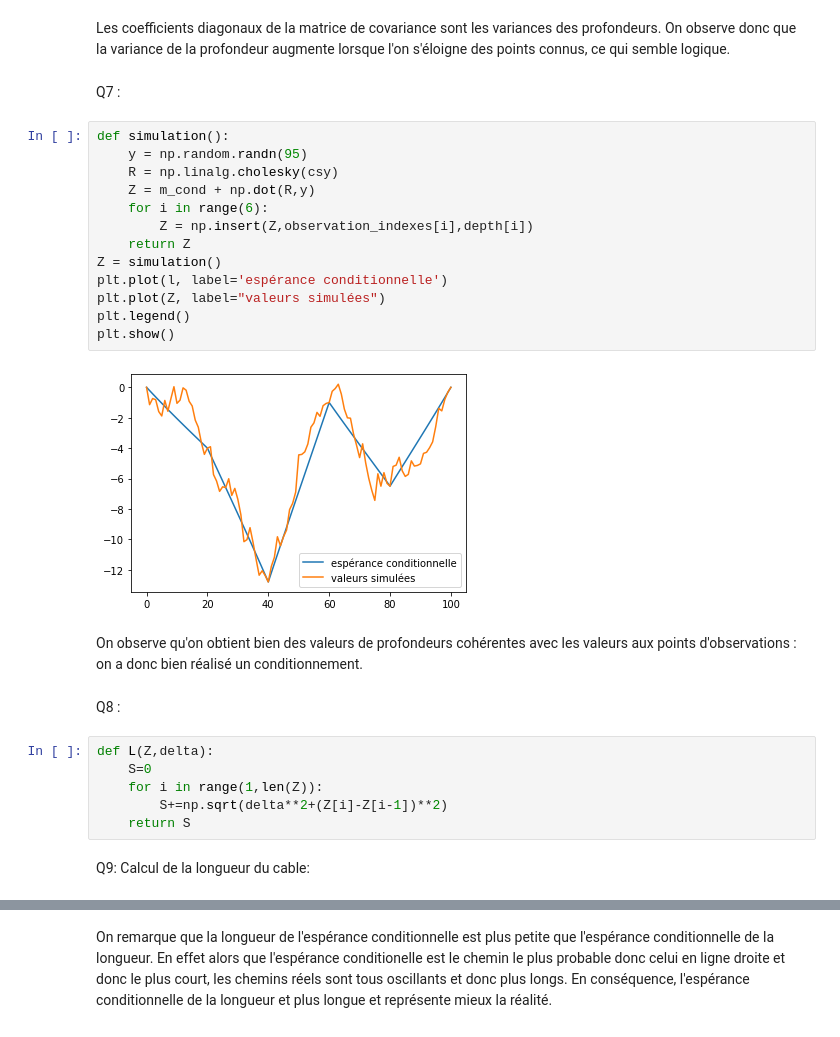
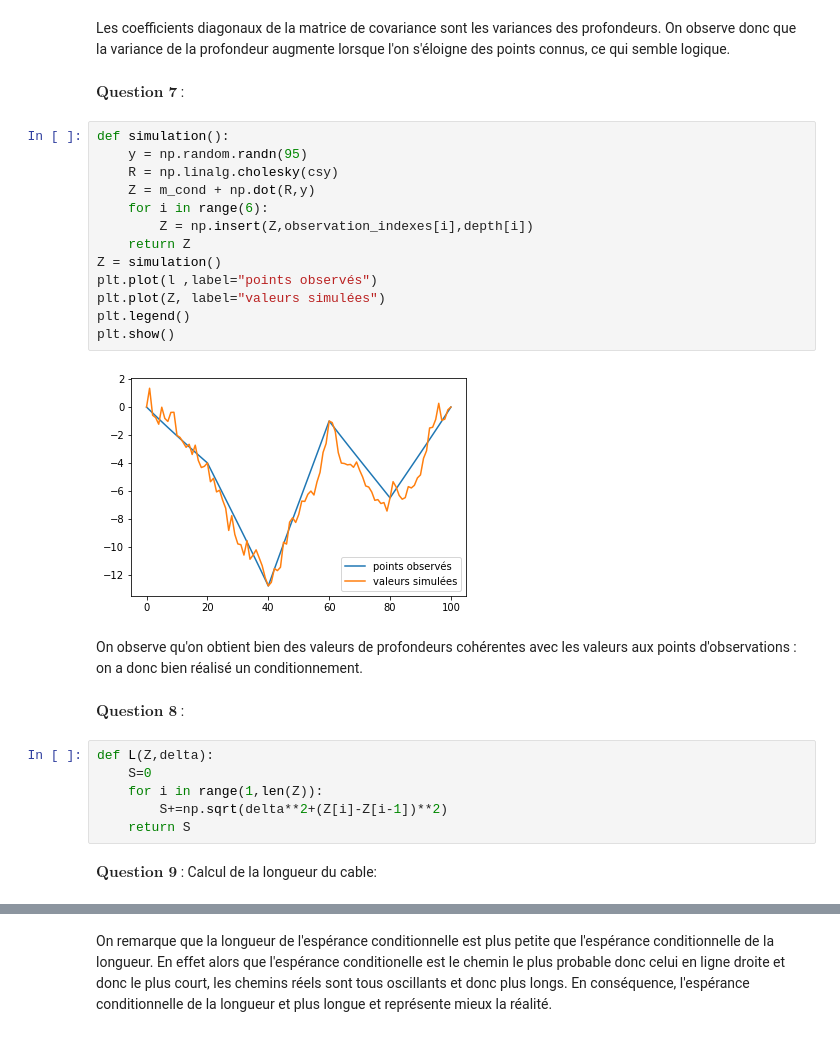
Before and after one commit to florentdup/Projet-maths-info, a Jupyter notebook: projet_cable_sous_marin.ipynb, the cells around one changed output, grey strips where cells are left out. Saved outputs shown, nothing was run; the diff lists cells and outputs as text.

```diff
--- a/projet_cable_sous_marin.ipynb
+++ b/projet_cable_sous_marin.ipynb
@@ -126,27 +131,27 @@ plt.show()
 # %% [markdown]
 Les coefficients diagonaux de la matrice de covariance sont les variances des profondeurs.
 On observe donc que la variance de la profondeur augmente lorsque l'on s'éloigne des points connus, ce qui semble logique.
-# %% [markdown]
-Q7 :
+# %% [markdown]
+$\textbf{Question 7}$ :
 # %%
 def simulation():
     y = np.random.randn(95)
     R = np.linalg.cholesky(csy)
     Z = m_cond + np.dot(R,y)
     for i in range(6):
         Z = np.insert(Z,observation_indexes[i],depth[i])
     return Z
 Z = simulation()
-plt.plot(l, label='espérance conditionnelle')
+plt.plot(l ,label="points observés")
 plt.plot(Z, label="valeurs simulées")
 plt.legend()
 plt.show()
 # %% [output]
-[figure, old version]
+[figure, new version]
 # %% [markdown]
 On observe qu'on obtient bien des valeurs de profondeurs cohérentes avec les valeurs aux points d'observations : on a donc bien réalisé un conditionnement.
-# %% [markdown]
-Q8 :
+# %% [markdown]
+$\textbf{Question 8}$ :
 # %%
 def L(Z,delta):
     S=0
@@ -154,7 +159,7 @@ def L(Z,delta):
         S+=np.sqrt(delta**2+(Z[i]-Z[i-1])**2)
     return S
 # %% [markdown]
-Q9: Calcul de la longueur du cable:
+$\textbf{Question 9}$ : Calcul de la longueur du cable:
 # %%
 def calcL(n):
     L_tot = 0
```
Also changed, not shown: parts of 20 cells of this notebook.
